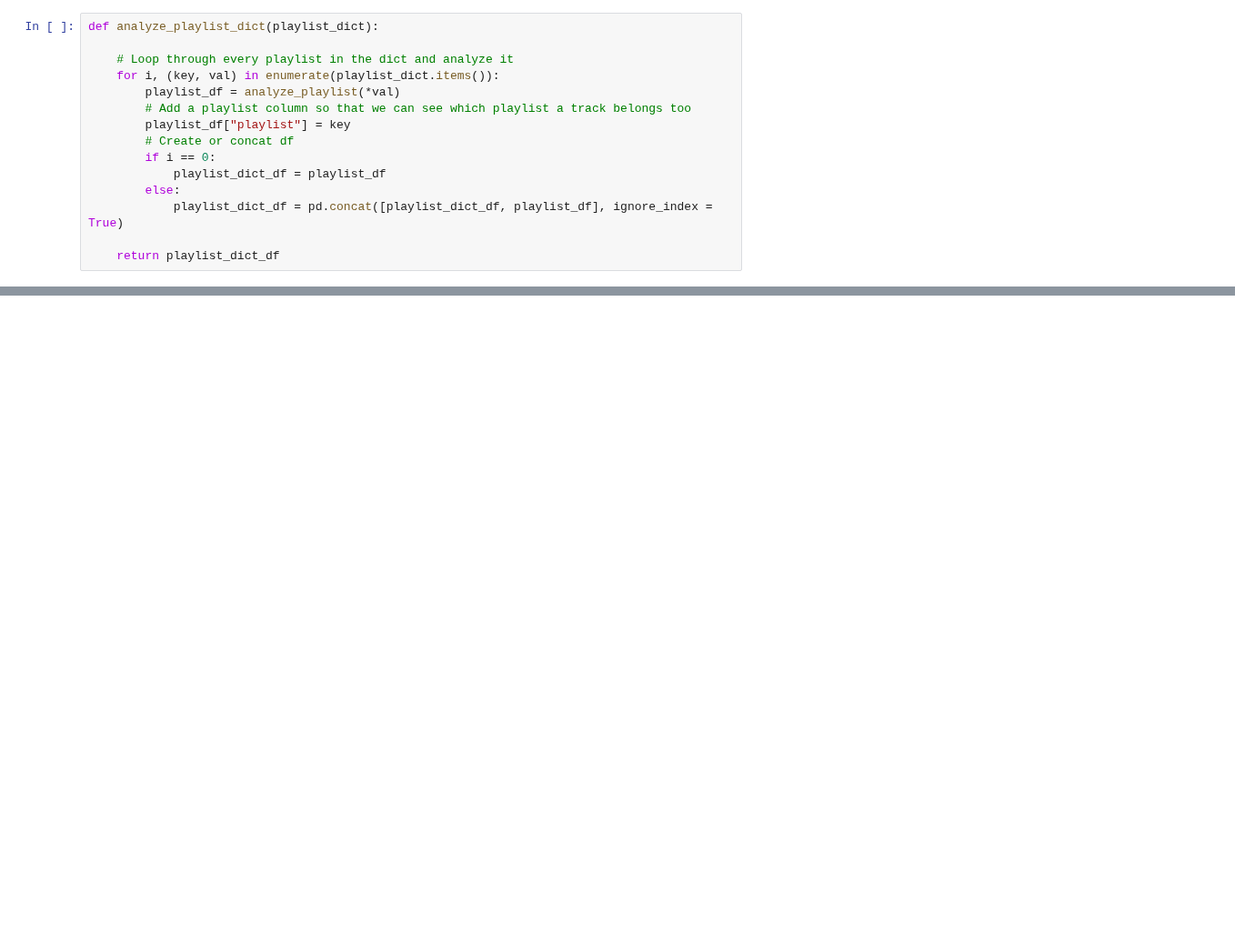
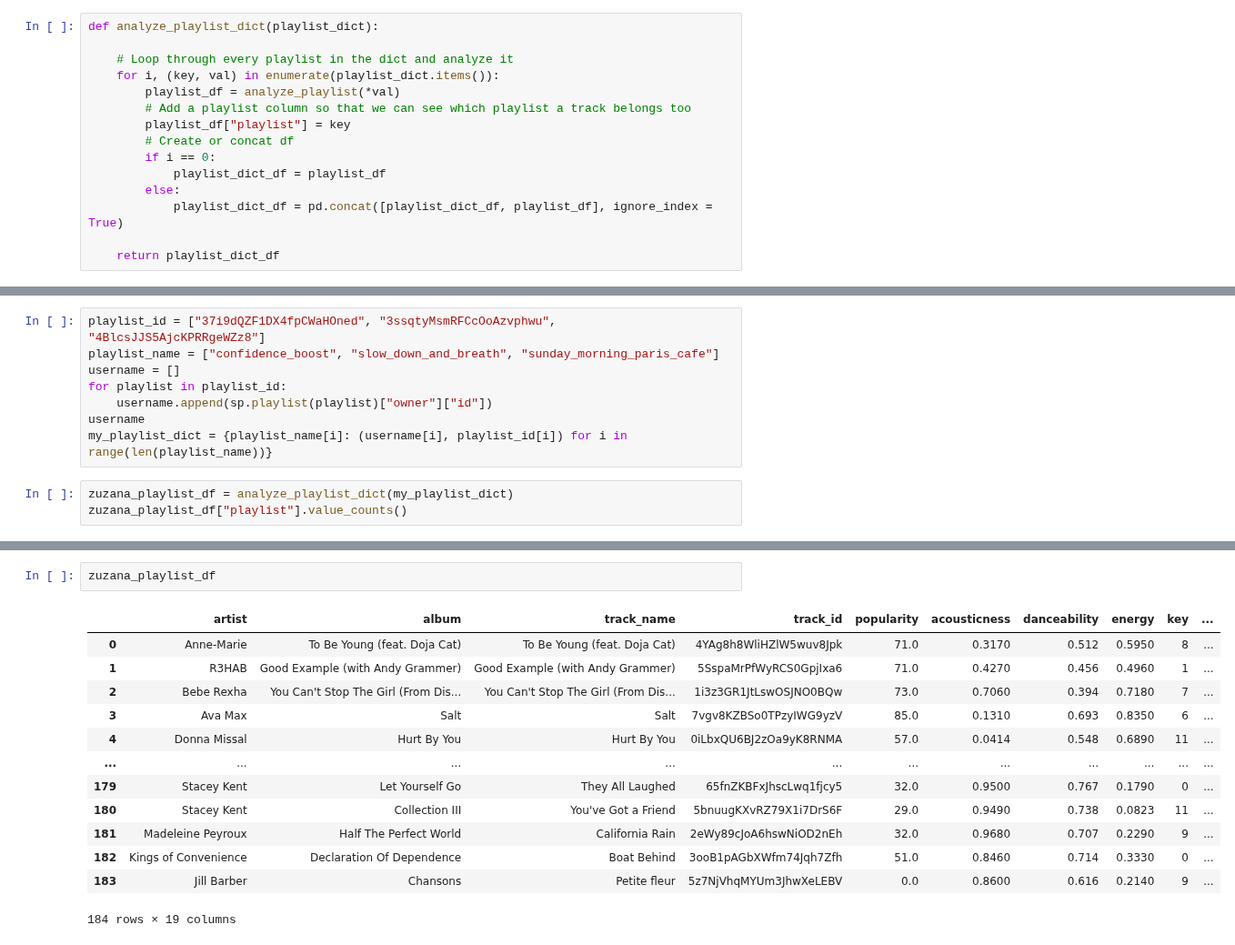
Before and after one commit to zsvorenova/Group_Three, a Jupyter notebook: zuzana_API_test.ipynb, the cells around one changed output, grey strips where cells are left out. Shown at 91% size. Cells and saved outputs as stored; diff of their text form; blank space fills up the shorter version.

```diff
--- a/zuzana_API_test.ipynb
+++ b/zuzana_API_test.ipynb
@@ -303 +156,12 @@ popularity              82.078125
 dtype: float64
+# %%
+playlist_id = ["37i9dQZF1DX4fpCWaHOned", "3ssqtyMsmRFCcOoAzvphwu", "4BlcsJJS5AjcKPRRgeWZz8"]
+playlist_name = ["confidence_boost", "slow_down_and_breath", "sunday_morning_paris_cafe"]
+username = []
+for playlist in playlist_id:
+    username.append(sp.playlist(playlist)["owner"]["id"])
+username
+my_playlist_dict = {playlist_name[i]: (username[i], playlist_id[i]) for i in range(len(playlist_name))}
+# %%
+zuzana_playlist_df = analyze_playlist_dict(my_playlist_dict)
+zuzana_playlist_df["playlist"].value_counts()
@@ -303,0 +235,16 @@ dtype: float64
+# %%
+zuzana_playlist_df
+# %% [output]
+|  | artist | album | track_name | track_id | popularity | acousticness | danceability | energy | key | ... |
+| 0 | Anne-Marie | To Be Young (feat. Doja Cat) | To Be Young (feat. Doja Cat) | 4YAg8h8WliHZlW5wuv8Jpk | 71.0 | 0.3170 | 0.512 | 0.5950 | 8 | ... |
+| 1 | R3HAB | Good Example (with Andy Grammer) | Good Example (with Andy Grammer) | 5SspaMrPfWyRCS0GpjIxa6 | 71.0 | 0.4270 | 0.456 | 0.4960 | 1 | ... |
+| 2 | Bebe Rexha | You Can't Stop The Girl (From Dis... | You Can't Stop The Girl (From Dis... | 1i3z3GR1JtLswOSJNO0BQw | 73.0 | 0.7060 | 0.394 | 0.7180 | 7 | ... |
+| 3 | Ava Max | Salt | Salt | 7vgv8KZBSo0TPzyIWG9yzV | 85.0 | 0.1310 | 0.693 | 0.8350 | 6 | ... |
+| 4 | Donna Missal | Hurt By You | Hurt By You | 0iLbxQU6BJ2zOa9yK8RNMA | 57.0 | 0.0414 | 0.548 | 0.6890 | 11 | ... |
+| ... | ... | ... | ... | ... | ... | ... | ... | ... | ... | ... |
+| 179 | Stacey Kent | Let Yourself Go | They All Laughed | 65fnZKBFxJhscLwq1fjcy5 | 32.0 | 0.9500 | 0.767 | 0.1790 | 0 | ... |
+| 180 | Stacey Kent | Collection III | You've Got a Friend | 5bnuugKXvRZ79X1i7DrS6F | 29.0 | 0.9490 | 0.738 | 0.0823 | 11 | ... |
+| 181 | Madeleine Peyroux | Half The Perfect World | California Rain | 2eWy89cJoA6hswNiOD2nEh | 32.0 | 0.9680 | 0.707 | 0.2290 | 9 | ... |
+| 182 | Kings of Convenience | Declaration Of Dependence | Boat Behind | 3ooB1pAGbXWfm74Jqh7Zfh | 51.0 | 0.8460 | 0.714 | 0.3330 | 0 | ... |
+| 183 | Jill Barber | Chansons | Petite fleur | 5z7NjVhqMYUm3JhwXeLEBV | 0.0 | 0.8600 | 0.616 | 0.2140 | 9 | ... |
+184 rows × 19 columns
```
Also changed, not shown: parts of 33 cells of this notebook, 1 other file.
